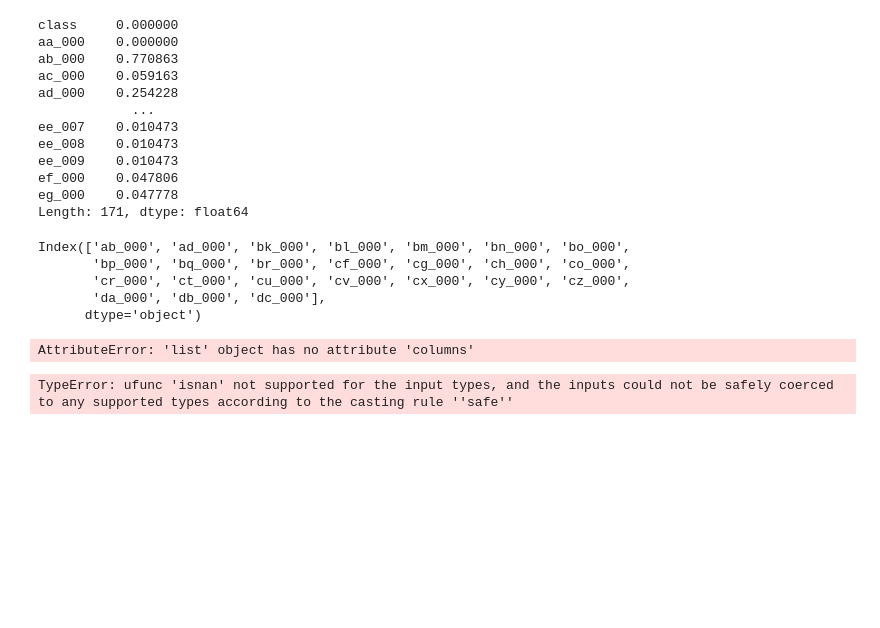
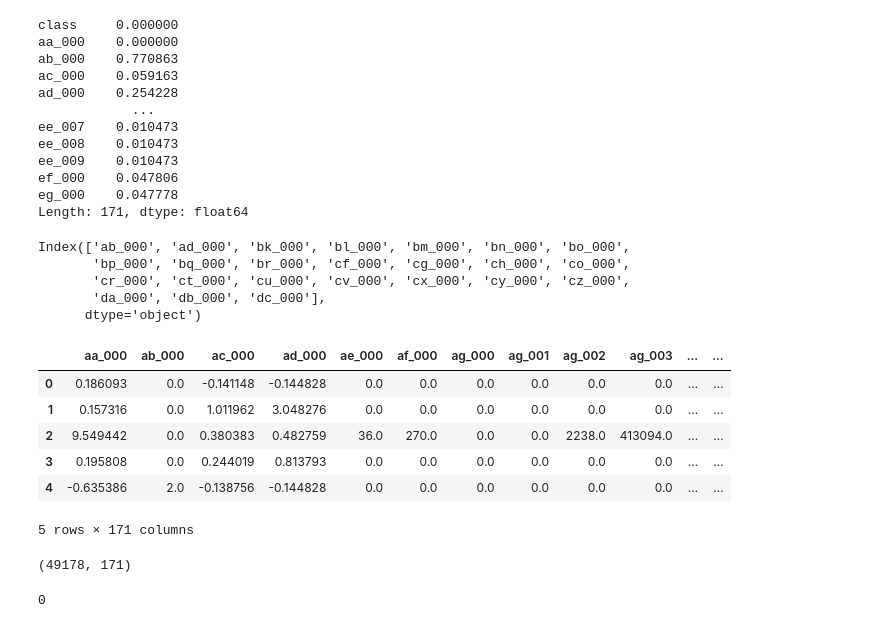
Before and after one commit to Nishchal30/Sensor_app_fault_detection, a Jupyter notebook: notebooks/research.ipynb, the cells around one changed output. Saved outputs shown, nothing was run; the diff lists cells and outputs as text; code cells hidden in the pictures; blank space fills up the shorter version.

Commit message:
updated data transformation file

```diff
--- a/notebooks/research.ipynb
+++ b/notebooks/research.ipynb
@@ -184,12 +184,3 @@ import sys
 # %%
 data_updated = data.drop(labels="class", axis=1)
 train_data_updated = train_data.drop(labels="class", axis=1)
-# %%
-data_updated = pd.DataFrame([data_updated[col].astype("float") for col in data_updated.columns])
-train_data_updated = pd.DataFrame([train_data_updated[col].astype("float") for col in train_data_updated.columns])
-# %% [output]
-AttributeError: 'list' object has no attribute 'columns'
-# %%
-ks_2samp(data, train_data)
-# %% [output]
-TypeError: ufunc 'isnan' not supported for the input types, and the inputs could not be safely coerced to any supported types according to the casting rule ''safe''
@@ -195,0 +189,19 @@ TypeError: ufunc 'isnan' not supported for the input types, and the inputs could
+# %%
+train_data = pd.read_csv(r"D:\Machine_Learning_Projects\Sensor_App_Fault_Detection\artifacts\data_transformation\resampled_train_data.csv")
+train_data.head()
+# %% [output]
+|  | aa_000 | ab_000 | ac_000 | ad_000 | ae_000 | af_000 | ag_000 | ag_001 | ag_002 | ag_003 | ... | ... |
+| 0 | 0.186093 | 0.0 | -0.141148 | -0.144828 | 0.0 | 0.0 | 0.0 | 0.0 | 0.0 | 0.0 | ... | ... |
+| 1 | 0.157316 | 0.0 | 1.011962 | 3.048276 | 0.0 | 0.0 | 0.0 | 0.0 | 0.0 | 0.0 | ... | ... |
+| 2 | 9.549442 | 0.0 | 0.380383 | 0.482759 | 36.0 | 270.0 | 0.0 | 0.0 | 2238.0 | 413094.0 | ... | ... |
+| 3 | 0.195808 | 0.0 | 0.244019 | 0.813793 | 0.0 | 0.0 | 0.0 | 0.0 | 0.0 | 0.0 | ... | ... |
+| 4 | -0.635386 | 2.0 | -0.138756 | -0.144828 | 0.0 | 0.0 | 0.0 | 0.0 | 0.0 | 0.0 | ... | ... |
+5 rows × 171 columns
+# %%
+train_data.shape
+# %% [output]
+(49178, 171)
+# %%
+train_data['class'].isna().sum()
+# %% [output]
+0
```
Also changed, not shown: parts of 1 cell of this notebook, 5 other files.
